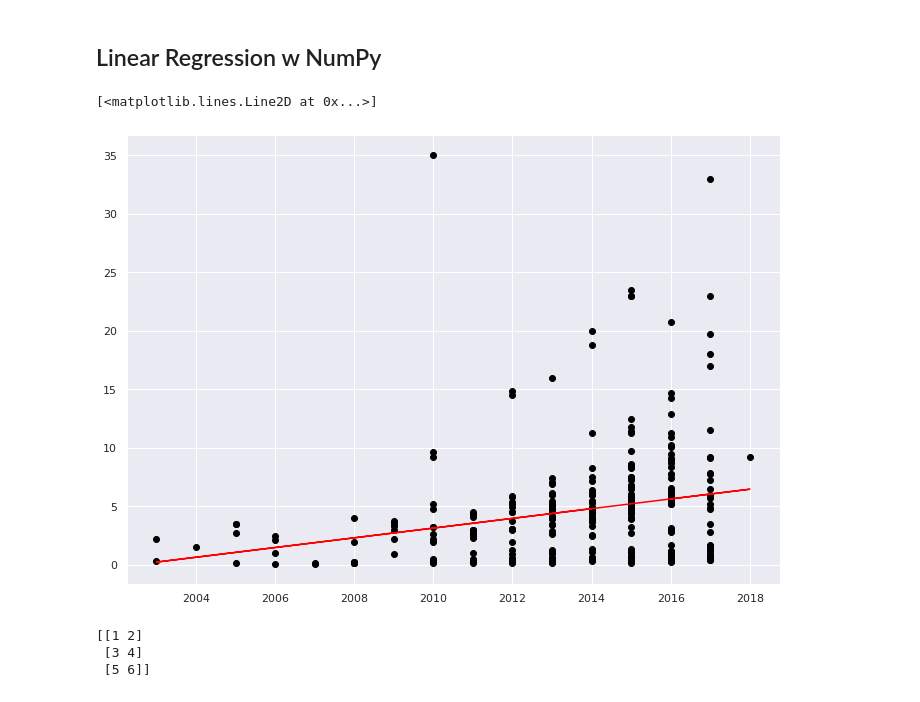
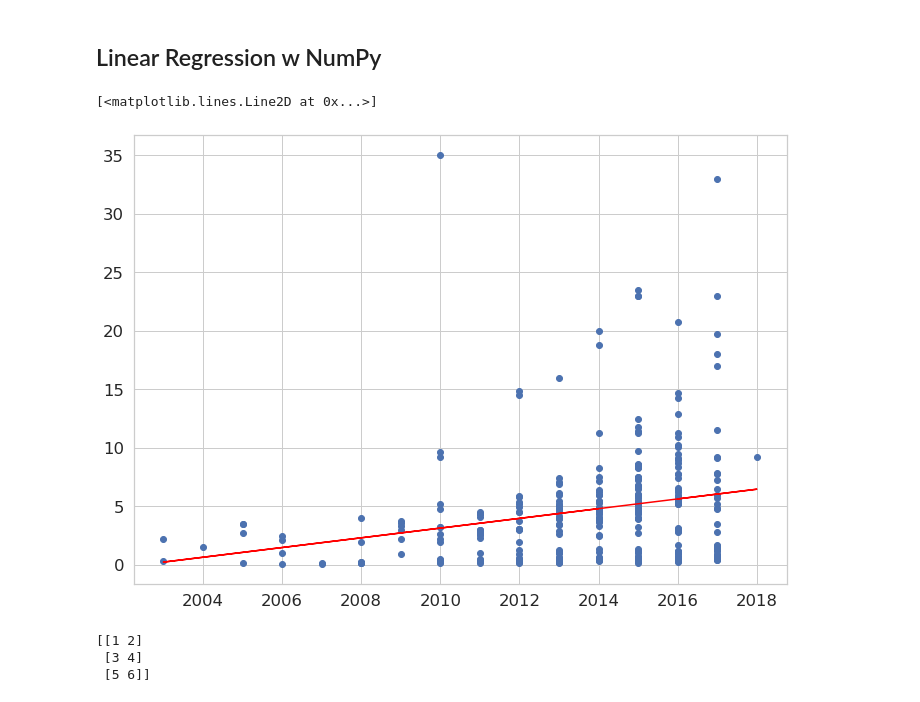
Before and after one commit to CLiNTPELiX/simplon-cardekho, a Jupyter notebook: Dan's Notebook.ipynb, the cells around one changed output. Saved outputs shown, nothing was run; the diff lists cells and outputs as text; code cells hidden in the pictures.

```diff
--- a/Dan's Notebook.ipynb
+++ b/Dan's Notebook.ipynb
@@ -305,4 +320,4 @@ graph_1 = sns.catplot(x="Present_Price", y="Selling_Price", data=df, height=5, a
 # %%
-sns.set(rc={'figure.figsize':(11.7,8.27)})
-sns.boxplot(x='Year', y='Selling_Price', data=df, width=0.5)
+sns.set(font_scale=1.5,style="whitegrid")
+g = sns.lmplot(x="Year",y="Selling_Price",data=df, line_kws={'color': 'red'})
 # %% [output]
@@ -326,15 +327,15 @@ g = sns.lmplot(x="Year",y="Selling_Price",data=df, line_kws={'color': 'red'})
 # %%
 x = df['Year']
 y = df['Selling_Price']
-plt.scatter(x, y, color='black') # Nuage de points
+plt.scatter(x, y) # Nuage de points
 # numpy Polyfit y = ax + b => donne a et b ds array
 pf = np.polyfit(x, y, 1)
 # Calcul de y
 p1d = np.poly1d(pf)
 plt.plot(x, p1d(x), color='red')
 # %% [output]
 [<matplotlib.lines.Line2D at 0x...>]
-[figure, old version]
+[figure, new version]
 # %%
 #test reshape
 a = [[1, 2, 3], [4, 5, 6]]
```
Also changed, not shown: parts of 27 cells of this notebook.
